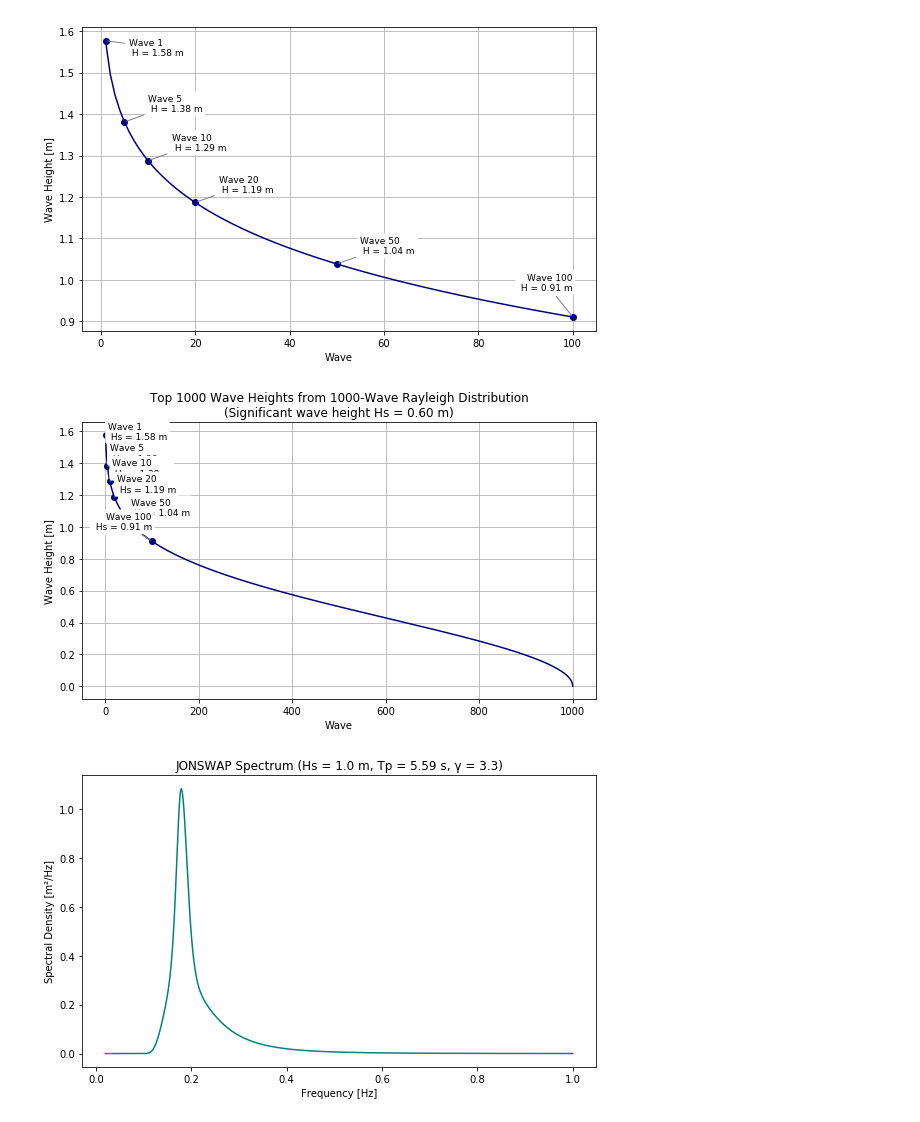
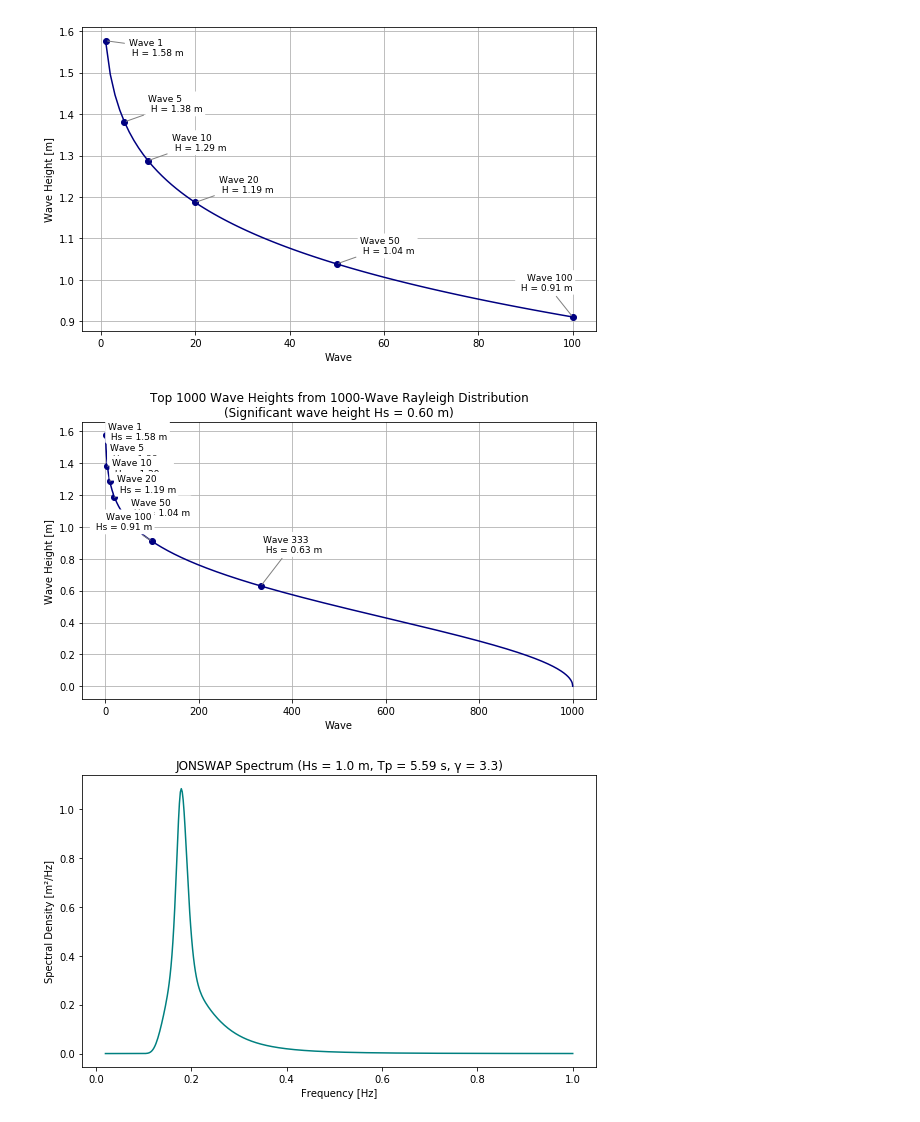
Before and after one commit to ThomasPennockTU/Thesis_Repository, a Jupyter notebook: workfolder/jonswap_waves/waves.ipynb, the cells around one changed output. Cells and saved outputs as stored; diff of their text form; code cells hidden in the pictures.

```diff
--- a/workfolder/jonswap_waves/waves.ipynb
+++ b/workfolder/jonswap_waves/waves.ipynb
@@ -99,7 +187,7 @@ plt.figure(figsize=(8, 5))
 plt.plot(ranks, H_extreme, '-', color='navy')
 
 # Define ranks to highlight
-highlight_ranks = [1, 5, 10, 20, 50, 100]
+highlight_ranks = [1, 5, 10, 20, 50, 100, 333]
 highlight_heights = H_extreme[np.array(highlight_ranks) - 1]
 
 # Plot markers only at highlight ranks
@@ -114,34 +202,34 @@ offsets = {
     50: (5, 0.02),
     100: (-0.05, 0.06)
 }
 
 for rank in highlight_ranks:
     height = H_extreme[rank - 1]
     dx, dy = offsets.get(rank, (5, 0.2))
 
     plt.annotate(
         f"Wave {rank}\n Hs = {height:.2f} m",
         xy=(rank, height),
         xytext=(rank + dx, height + dy),
         fontsize=9,
         ha='right' if dx < 0 else 'left',
         va='bottom',
         arrowprops=dict(arrowstyle='-', color='gray', lw=1),
         bbox=dict(boxstyle='round,pad=0.3', fc='white', ec='none', alpha=1)
     )
 
 plt.xlabel('Wave')
 plt.ylabel('Wave Height [m]')
 plt.title(
     f"Top {n_peaks} Wave Heights from {N}-Wave Rayleigh Distribution\n"
     f"(Significant wave height Hs = {Hs:.2f} m)"
 )
 plt.grid(True)
 plt.tight_layout()
 plt.savefig("rayleigh_1000_wave_heights.png", dpi=300, bbox_inches='tight')
 plt.show()
 # %% [output]
-[figure, old version]
+[figure, new version]
 # %%
 import numpy as np
 import matplotlib.pyplot as plt
```
Also changed, not shown: parts of 7 cells of this notebook, 1 other file.
